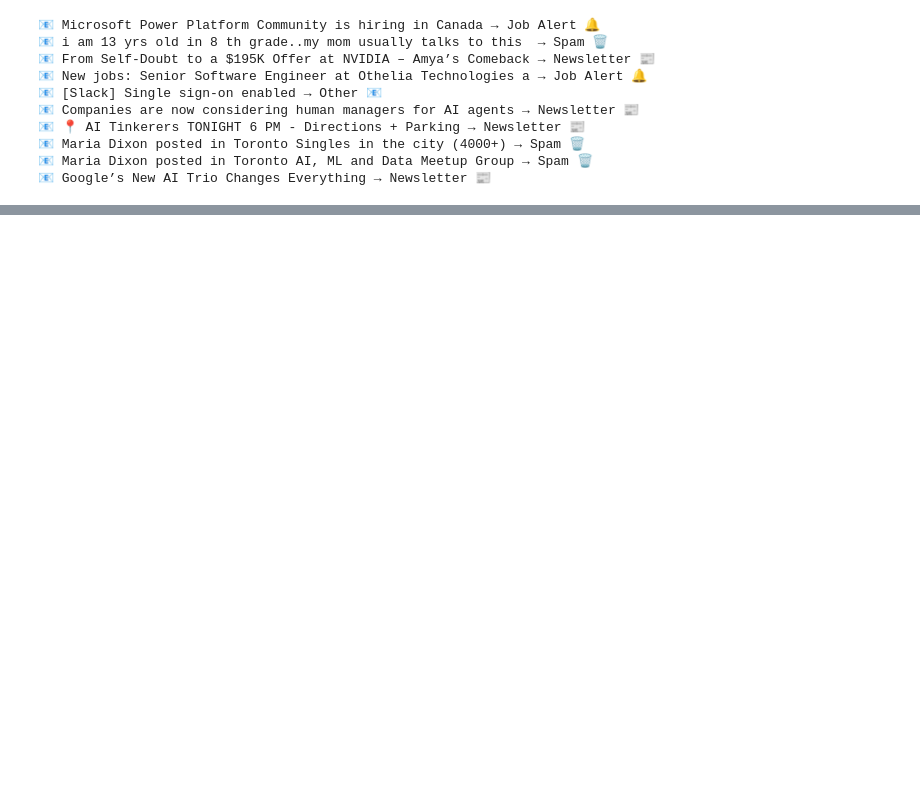
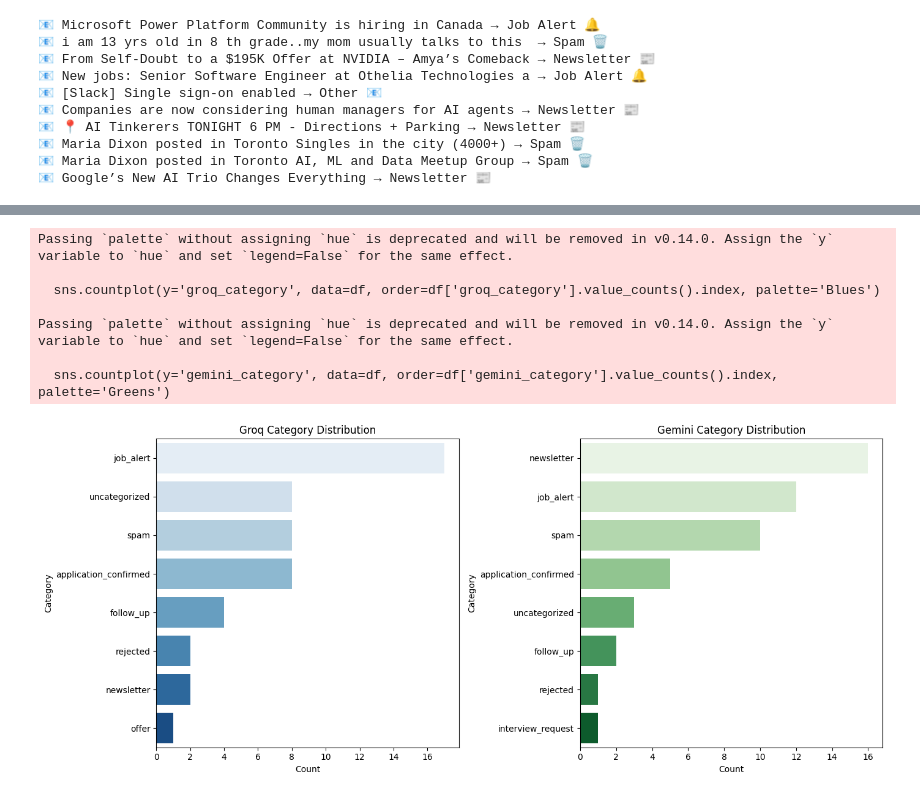
Before and after one commit to abhi526691/Email-Agent, a Jupyter notebook: Notebooks/llm_prototype.ipynb, the cells around one changed output, grey strips where cells are left out. Cells and saved outputs as stored; diff of their text form; code cells hidden in the pictures; blank space fills up the shorter version.

Commit message:
comparison groq vs gemini

```diff
--- a/Notebooks/llm_prototype.ipynb
+++ b/Notebooks/llm_prototype.ipynb
@@ -590,0 +933,4 @@ categorized_emails = categorizer.categorize(emails)
+# %%
+import pandas as pd
+df = pd.read_csv("email_model_comparison_2025-11-17_20-12-39.csv")
+df[df["groq_category"] == "offer"]
@@ -590,0 +965,27 @@ categorized_emails = categorizer.categorize(emails)
+# %%
+# 1️⃣ Distribution of categories for each model
+plt.figure(figsize=(14,6))
+
+plt.subplot(1, 2, 1)
+sns.countplot(y='groq_category', data=df, order=df['groq_category'].value_counts().index, palette='Blues')
+plt.title("Groq Category Distribution")
+plt.xlabel("Count")
+plt.ylabel("Category")
+
+plt.subplot(1, 2, 2)
+sns.countplot(y='gemini_category', data=df, order=df['gemini_category'].value_counts().index, palette='Greens')
+plt.title("Gemini Category Distribution")
+plt.xlabel("Count")
+plt.ylabel("Category")
+
+plt.tight_layout()
+plt.show()
+# %% [output]
+Passing `palette` without assigning `hue` is deprecated and will be removed in v0.14.0. Assign the `y` variable to `hue` and set `legend=False` for the same effect.
+
+  sns.countplot(y='groq_category', data=df, order=df['groq_category'].value_counts().index, palette='Blues')
+
+Passing `palette` without assigning `hue` is deprecated and will be removed in v0.14.0. Assign the `y` variable to `hue` and set `legend=False` for the same effect.
+
+  sns.countplot(y='gemini_category', data=df, order=df['gemini_category'].value_counts().index, palette='Greens')
+[figure, added]
```
Also changed, not shown: parts of 14 cells of this notebook, 1 other file.
